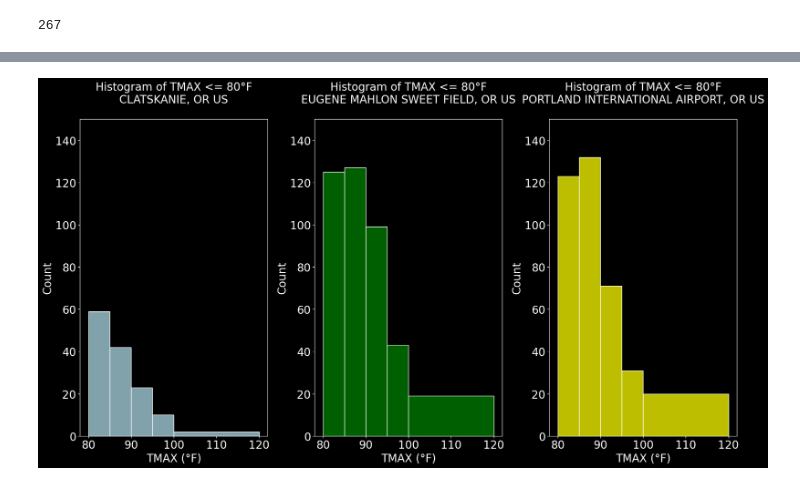
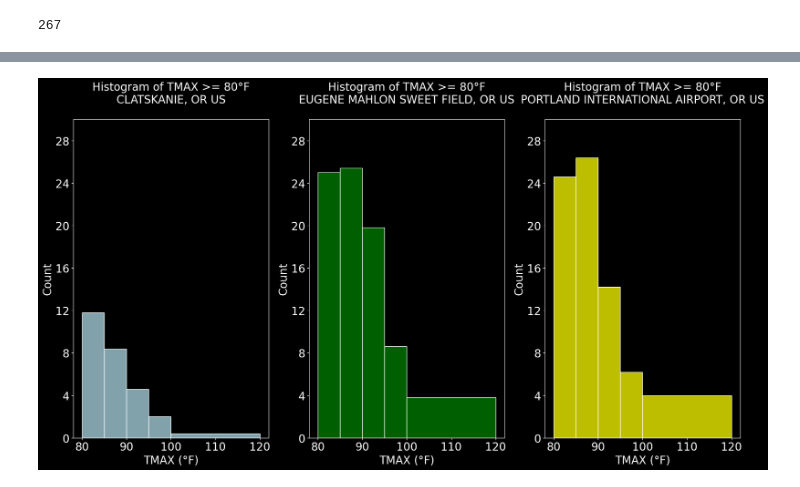
Before and after one commit to wpbSabi/weather_python, a Jupyter notebook: notebooks/temperature_nonideal.ipynb, the cells around one changed output, grey strips where cells are left out. Saved outputs shown, nothing was run; the diff lists cells and outputs as text; code cells hidden in the pictures.

Commit message:
updated plots to show yearly avg

```diff
--- a/notebooks/temperature_nonideal.ipynb
+++ b/notebooks/temperature_nonideal.ipynb
@@ -166,6 +166,9 @@ for ax in axs:
     # increase the tick font size
     ax.tick_params(axis='both', which='major', labelsize=font_size)
     ax.set_ylim(y_lim)
+# divide the y-axis by the number of years, 5
+    yticks = ax.get_yticks()
+    ax.set_yticklabels([int(y/5) for y in yticks])
 plt.tight_layout()
 plt.show()
 # %% [output]
@@ -203,37 +205,40 @@ sns.histplot(data=plot_df[plot_df['TMAX']>tmax_min],
              color='lightblue',
              bins=[tmax_min, tmax_min+5, tmax_min+10, tmax_min+15, tmax_min+20, 120],
              ax=axs[0])
-axs[0].set_title(f'Histogram of TMAX <= {tmax_min}°F\n{location}\n')
+axs[0].set_title(f'Histogram of TMAX >= {tmax_min}°F\n{location}\n')
 axs[0].set_xlabel('TMAX (°F)')
 # Create a histogram of avg_days_too_cold, filter df on the same threshold and
 location = 'EUGENE MAHLON SWEET FIELD, OR US'
 plot_df = df[df['NAME']==location]
 sns.histplot(data=plot_df[plot_df['TMAX']>tmax_min],
              x='TMAX',
              color='green',
              bins=[tmax_min, tmax_min+5, tmax_min+10, tmax_min+15, tmax_min+20, 120],
              ax=axs[1])
-axs[1].set_title(f'Histogram of TMAX <= {tmax_min}°F\n{location}\n')
+axs[1].set_title(f'Histogram of TMAX >= {tmax_min}°F\n{location}\n')
 axs[1].set_xlabel('TMAX (°F)')
 # Create a histogram of avg_days_too_cold, filter df on the same threshold and
 location = 'PORTLAND INTERNATIONAL AIRPORT, OR US'
 plot_df = df[df['NAME']==location]
 sns.histplot(data=plot_df[plot_df['TMAX']>tmax_min],
              x='TMAX',
              color='yellow',
              bins=[tmax_min, tmax_min+5, tmax_min+10, tmax_min+15, tmax_min+20, 120],
              ax=axs[2])
-axs[2].set_title(f'Histogram of TMAX <= {tmax_min}°F\n{location}\n')
+axs[2].set_title(f'Histogram of TMAX >= {tmax_min}°F\n{location}\n')
 axs[2].set_xlabel('TMAX (°F)')
 # increase the label font size
 for ax in axs:
     ax.title.set_fontsize(font_size)
     ax.xaxis.label.set_fontsize(font_size)
     ax.yaxis.label.set_fontsize(font_size)
     # increase the tick font size
     ax.tick_params(axis='both', which='major', labelsize=font_size)
     ax.set_ylim(y_lim)
+# divide the y-axis by the number of years, 5
+    yticks = ax.get_yticks()
+    ax.set_yticklabels([int(y/5) for y in yticks])
 plt.tight_layout()
 plt.show()
 # %% [output]
-[figure, old version]
+[figure, new version]
```
Also changed, not shown: parts of 4 cells of this notebook.
